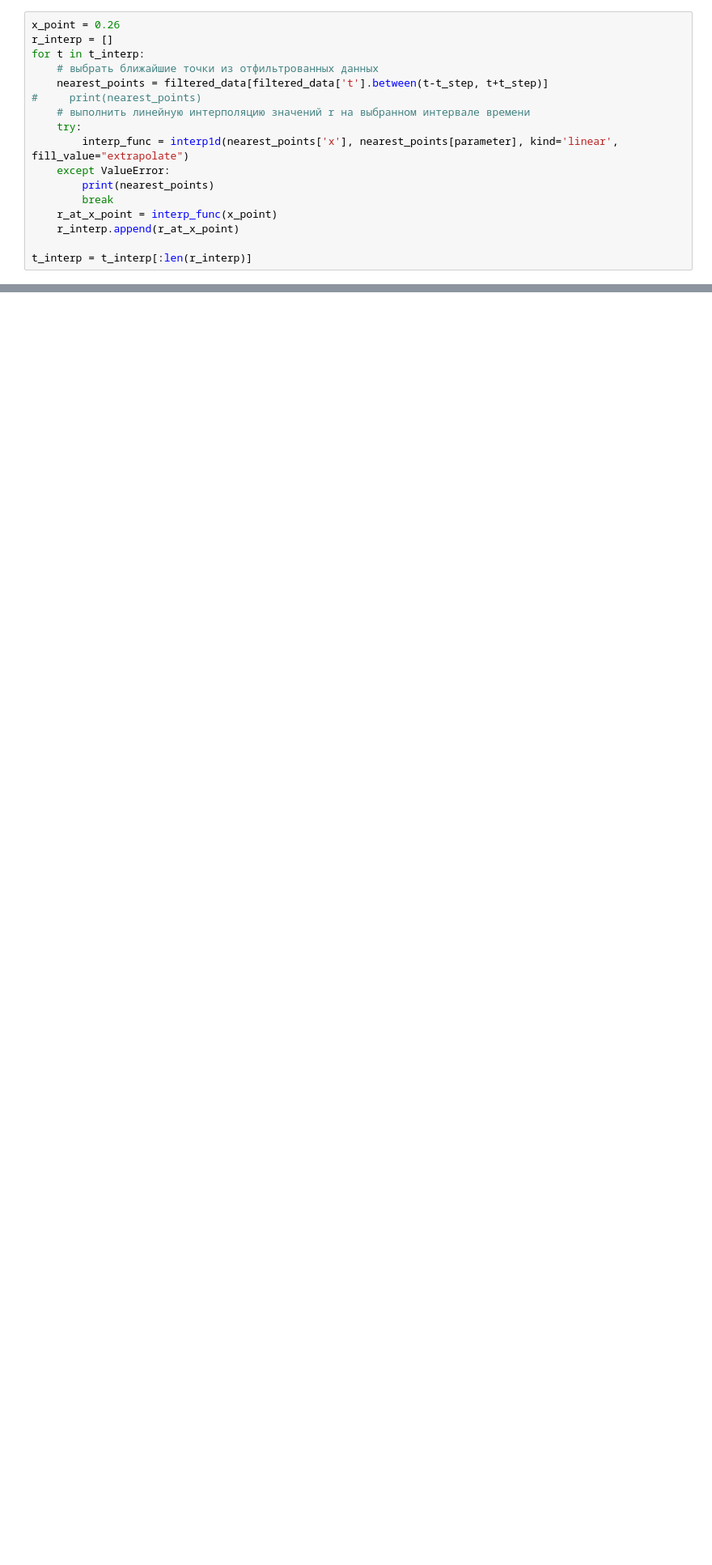
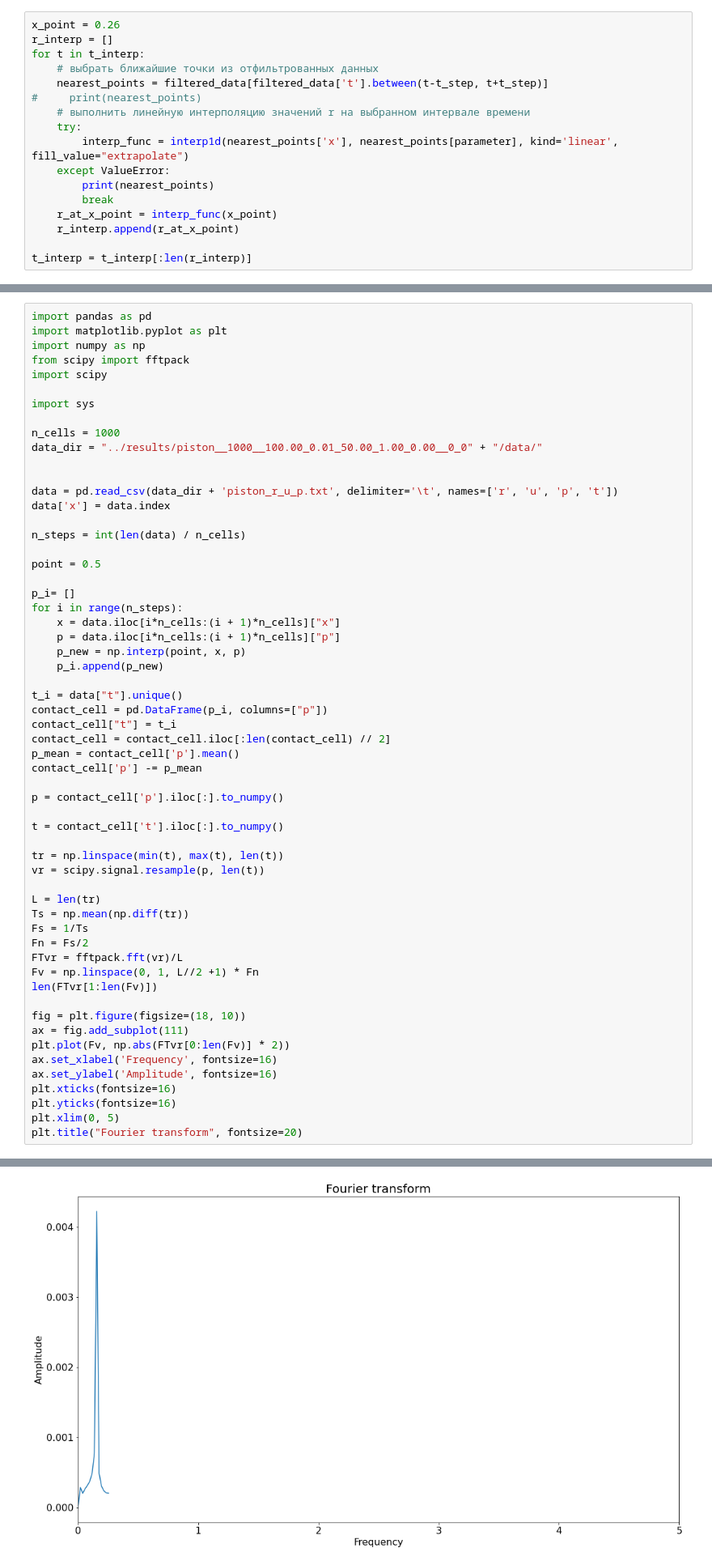
Before and after one commit to nelly125/CP_5th_course, a Jupyter notebook: Godunov_solver/Jupyter notebooks/Fourier transform.ipynb, the cells around one changed output, grey strips where cells are left out. Shown: that part at 81% size. Cells and saved outputs as stored; diff of their text form; blank space fills up the shorter version.

```diff
--- a/Godunov_solver/Jupyter notebooks/Fourier transform.ipynb
+++ b/Godunov_solver/Jupyter notebooks/Fourier transform.ipynb
@@ -201,0 +206,59 @@ fig.write_image(dir_name+"/plots/fourier_transform_" + parameters[parameter] + "
+# %%
+import pandas as pd
+import matplotlib.pyplot as plt
+import numpy as np
+from scipy import fftpack
+import scipy
+
+import sys
+
+n_cells = 1000
+data_dir = "../results/piston__1000__100.00_0.01_50.00_1.00_0.00__0_0" + "/data/"
+
+
+data = pd.read_csv(data_dir + 'piston_r_u_p.txt', delimiter='\t', names=['r', 'u', 'p', 't'])
+data['x'] = data.index
+
+n_steps = int(len(data) / n_cells)
+
+point = 0.5
+
+p_i= []
+for i in range(n_steps):
+    x = data.iloc[i*n_cells:(i + 1)*n_cells]["x"]
+    p = data.iloc[i*n_cells:(i + 1)*n_cells]["p"]
+    p_new = np.interp(point, x, p)
+    p_i.append(p_new)
+
+t_i = data["t"].unique()
+contact_cell = pd.DataFrame(p_i, columns=["p"])
+contact_cell["t"] = t_i
+contact_cell = contact_cell.iloc[:len(contact_cell) // 2]
+p_mean = contact_cell['p'].mean()
+contact_cell['p'] -= p_mean
+
+p = contact_cell['p'].iloc[:].to_numpy()
+
+t = contact_cell['t'].iloc[:].to_numpy()
+
+tr = np.linspace(min(t), max(t), len(t))
+vr = scipy.signal.resample(p, len(t))
+
+L = len(tr)
+Ts = np.mean(np.diff(tr))
+Fs = 1/Ts
+Fn = Fs/2
+FTvr = fftpack.fft(vr)/L
+Fv = np.linspace(0, 1, L//2 +1) * Fn
+len(FTvr[1:len(Fv)])
+
+fig = plt.figure(figsize=(18, 10))
+ax = fig.add_subplot(111)
+plt.plot(Fv, np.abs(FTvr[0:len(Fv)] * 2))
+ax.set_xlabel('Frequency', fontsize=16)
+ax.set_ylabel('Amplitude', fontsize=16)
+plt.xticks(fontsize=16)
+plt.yticks(fontsize=16)
+plt.xlim(0, 5)
+plt.title("Fourier transform", fontsize=20)
+# %% [output]
@@ -201,0 +266 @@ fig.write_image(dir_name+"/plots/fourier_transform_" + parameters[parameter] + "
+[figure, added]
```
Also changed, not shown: parts of 12 cells of this notebook, 36 other files.
